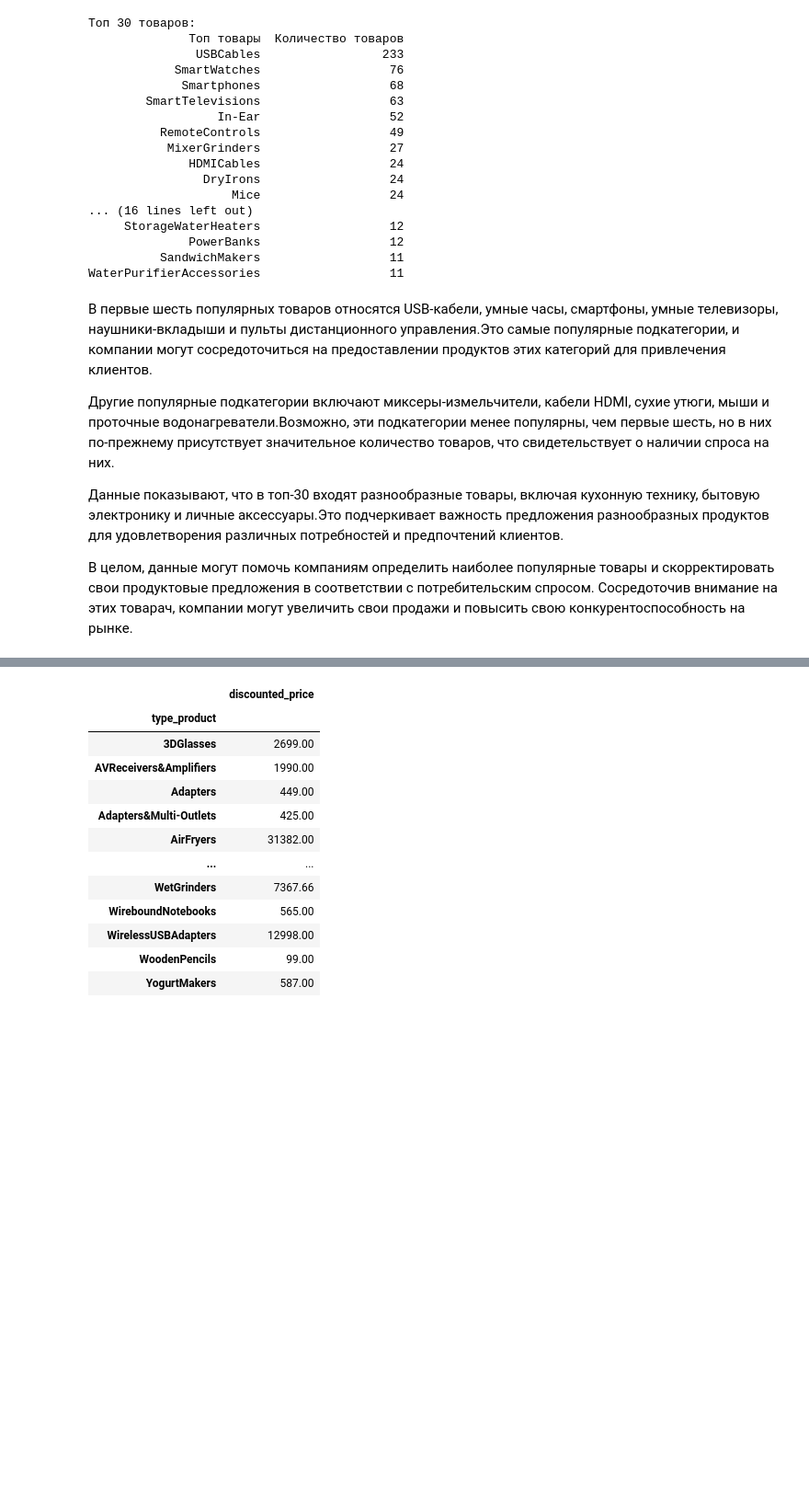
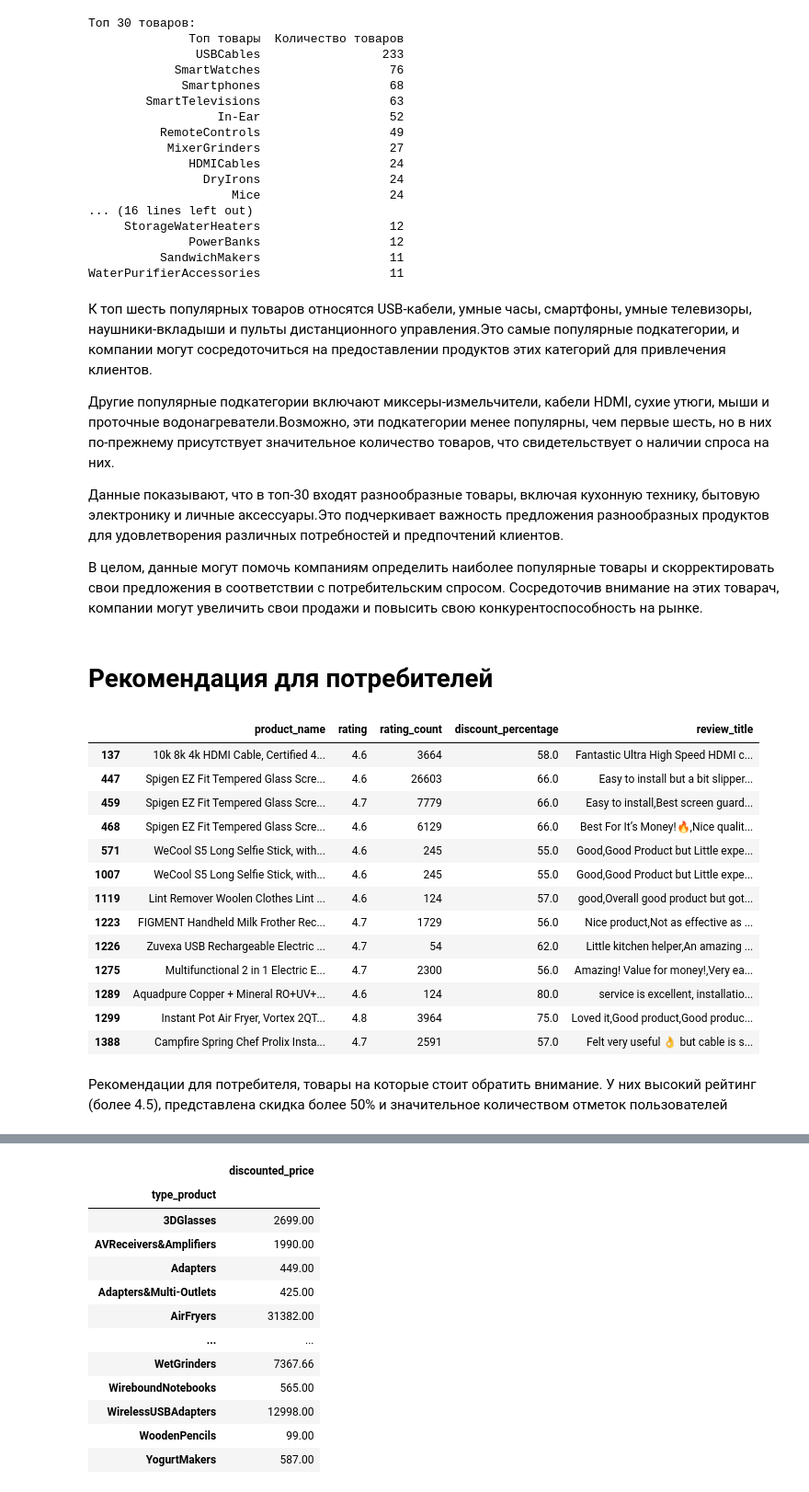
Before and after one commit to julia-un-git/project_Julia, a Jupyter notebook: project_analysis.ipynb, the cells around one changed output, grey strips where cells are left out. Shown at 92% size. Saved outputs shown, nothing was run; the diff lists cells and outputs as text; code cells hidden in the pictures; blank space fills up the shorter version.

```diff
--- a/project_analysis.ipynb
+++ b/project_analysis.ipynb
@@ -310,12 +364,33 @@ print(top_product.to_string(index=False))
           SandwichMakers                  11
 WaterPurifierAccessories                  11
 # %% [markdown]
-В первые шесть популярных товаров относятся USB-кабели, умные часы, смартфоны, умные телевизоры, наушники-вкладыши и пульты дистанционного управления.Это самые популярные подкатегории, и компании могут сосредоточиться на предоставлении продуктов этих категорий для привлечения клиентов.
+К топ шесть популярных товаров относятся USB-кабели, умные часы, смартфоны, умные телевизоры, наушники-вкладыши и пульты дистанционного управления.Это самые популярные подкатегории, и компании могут сосредоточиться на предоставлении продуктов этих категорий для привлечения клиентов.
 
  Другие популярные подкатегории включают миксеры-измельчители, кабели HDMI, сухие утюги, мыши и проточные водонагреватели.Возможно, эти подкатегории менее популярны, чем первые шесть, но в них по-прежнему присутствует значительное количество товаров,
 что свидетельствует о наличии спроса на них.
 
 Данные показывают, что в топ-30 входят разнообразные товары, включая кухонную технику, бытовую электронику и личные аксессуары.Это подчеркивает важность предложения разнообразных продуктов для удовлетворения различных потребностей и предпочтений клиентов.
 
-В целом, данные могут помочь компаниям определить наиболее популярные товары и скорректировать свои продуктовые предложения в соответствии с потребительским спросом. Сосредоточив внимание на этих товарач, компании могут увеличить свои продажи и повысить свою конкурентоспособность на рынке.
+В целом, данные могут помочь компаниям определить наиболее популярные товары и скорректировать свои предложения в соответствии с потребительским спросом. Сосредоточив внимание на этих товарач, компании могут увеличить свои продажи и повысить свою конкурентоспособность на рынке.
+# %% [markdown]
+# Рекомендация для потребителей
+# %%
+df[((df['rating']>4.5) & (df['discount_percentage']>50)& (df['rating_count']>10))][['product_name', 'rating', 'rating_count', 'discount_percentage','review_title']]
+# %% [output]
+|  | product_name | rating | rating_count | discount_percentage | review_title |
+| 137 | 10k 8k 4k HDMI Cable, Certified 4... | 4.6 | 3664 | 58.0 | Fantastic Ultra High Speed HDMI c... |
+| 447 | Spigen EZ Fit Tempered Glass Scre... | 4.6 | 26603 | 66.0 | Easy to install but a bit slipper... |
+| 459 | Spigen EZ Fit Tempered Glass Scre... | 4.7 | 7779 | 66.0 | Easy to install,Best screen guard... |
+| 468 | Spigen EZ Fit Tempered Glass Scre... | 4.6 | 6129 | 66.0 | Best For It’s Money!🔥,Nice qualit... |
+| 571 | WeCool S5 Long Selfie Stick, with... | 4.6 | 245 | 55.0 | Good,Good Product but Little expe... |
+| 1007 | WeCool S5 Long Selfie Stick, with... | 4.6 | 245 | 55.0 | Good,Good Product but Little expe... |
+| 1119 | Lint Remover Woolen Clothes Lint ... | 4.6 | 124 | 57.0 | good,Overall good product but got... |
+| 1223 | FIGMENT Handheld Milk Frother Rec... | 4.7 | 1729 | 56.0 | Nice product,Not as effective as ... |
+| 1226 | Zuvexa USB Rechargeable Electric ... | 4.7 | 54 | 62.0 | Little kitchen helper,An amazing ... |
+| 1275 | Multifunctional 2 in 1 Electric E... | 4.7 | 2300 | 56.0 | Amazing! Value for money!,Very ea... |
+| 1289 | Aquadpure Copper + Mineral RO+UV+... | 4.6 | 124 | 80.0 | service is excellent, installatio... |
+| 1299 | Instant Pot Air Fryer, Vortex 2QT... | 4.8 | 3964 | 75.0 | Loved it,Good product,Good produc... |
+| 1388 | Campfire Spring Chef Prolix Insta... | 4.7 | 2591 | 57.0 | Felt very useful 👌 but cable is s... |
+# %% [markdown]
+Рекомендации для потребителя, товары на которые стоит обратить внимание. У них высокий рейтинг (более 4.5), представлена скидка более 50% и значительное количеством отметок пользователей
 # %% [markdown]
```
Also changed, not shown: parts of 29 cells of this notebook, 2 other files.
